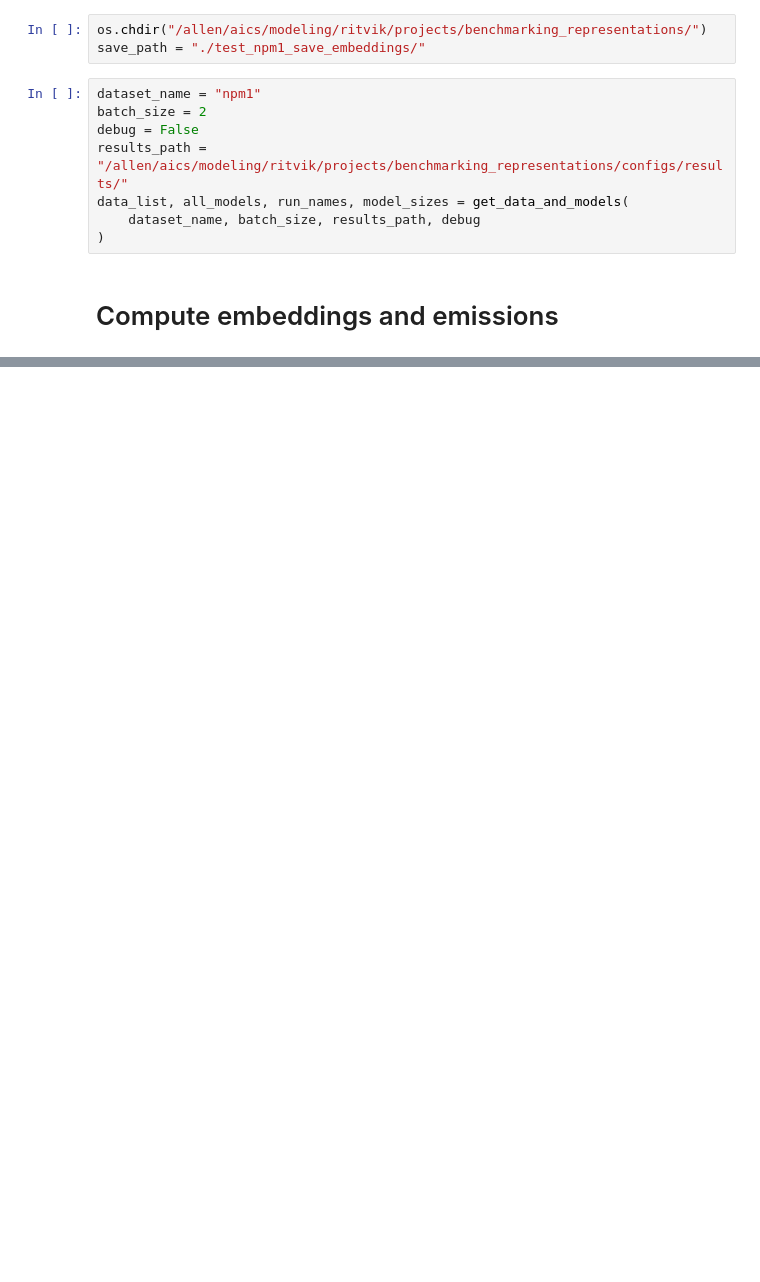
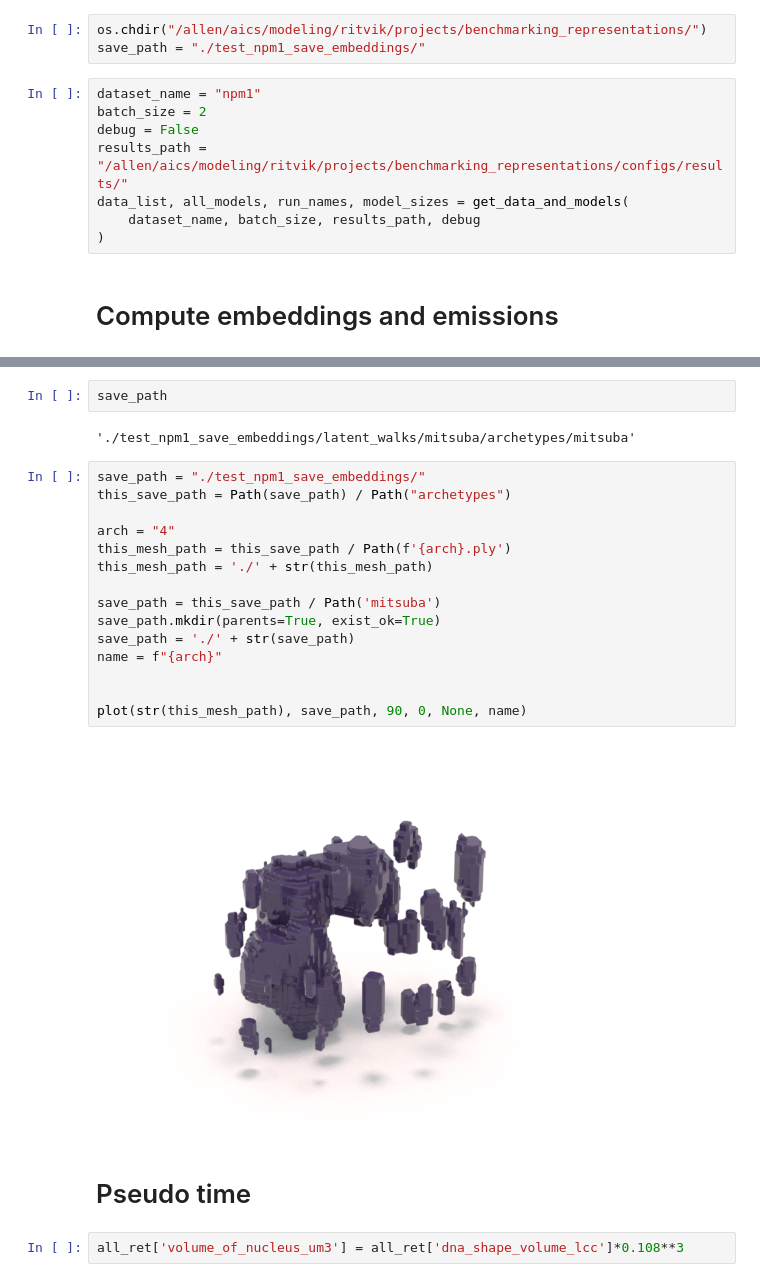
Before and after one commit to AllenCell/benchmarking_representations, a Jupyter notebook: br/notebooks/fig5_npm1_analysis.ipynb, the cells around one changed output, grey strips where cells are left out. Drawn from its saved outputs; the diff is of its cells as text; blank space fills up the shorter version.

```diff
--- a/br/notebooks/fig5_npm1_analysis.ipynb
+++ b/br/notebooks/fig5_npm1_analysis.ipynb
@@ -125,0 +339,25 @@ this
+# %%
+save_path
+# %% [output]
+'./test_npm1_save_embeddings/latent_walks/mitsuba/archetypes/mitsuba'
+# %%
+save_path = "./test_npm1_save_embeddings/"
+this_save_path = Path(save_path) / Path("archetypes")
+
+arch = "4"
+this_mesh_path = this_save_path / Path(f'{arch}.ply')
+this_mesh_path = './' + str(this_mesh_path)
+
+save_path = this_save_path / Path('mitsuba')
+save_path.mkdir(parents=True, exist_ok=True)
+save_path = './' + str(save_path)
+name = f"{arch}"
+
+
+plot(str(this_mesh_path), save_path, 90, 0, None, name)
+# %% [output]
+[figure, added]
+# %% [markdown]
+# Pseudo time
+# %%
+all_ret['volume_of_nucleus_um3'] = all_ret['dna_shape_volume_lcc']*0.108**3
```
Also changed, not shown: parts of 23 cells of this notebook, 6 other files.
